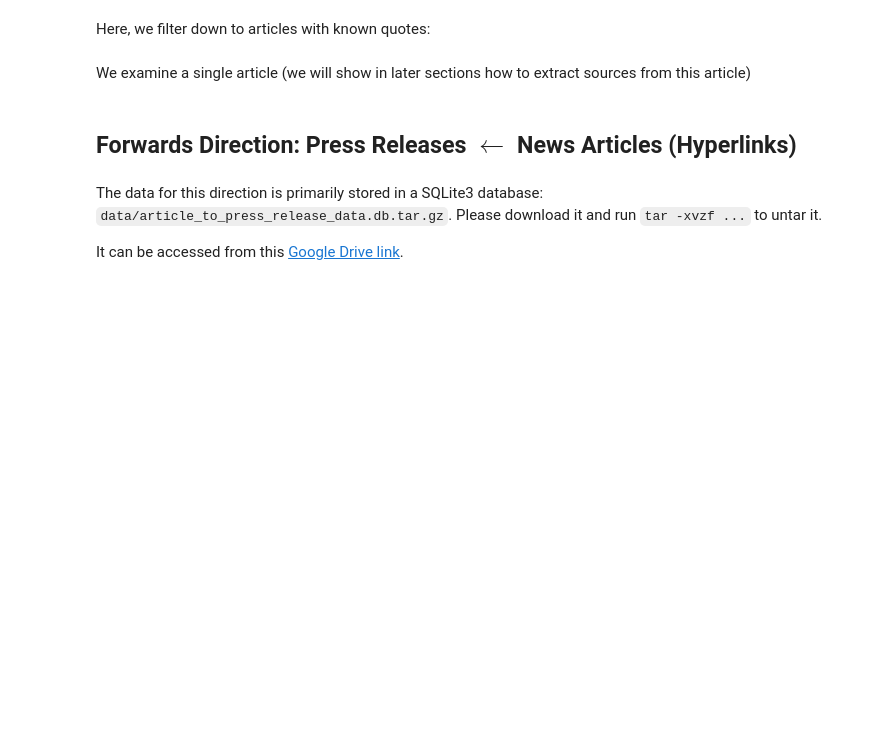
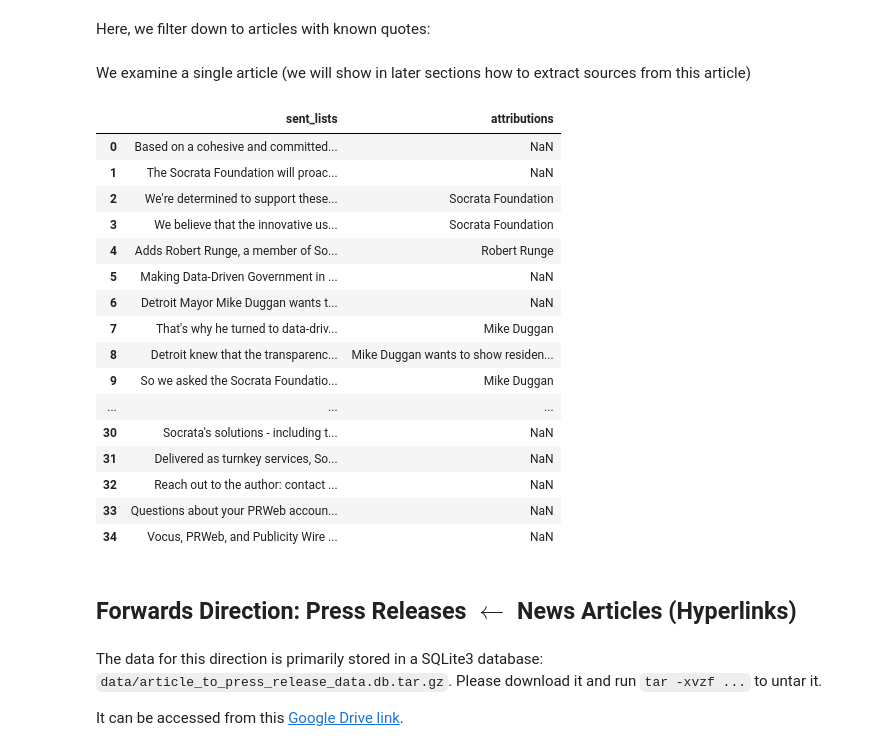
Before and after one commit to alex2awesome/press-releases-emnlp, a Jupyter notebook: 2024-05-28__demo.ipynb, the cells around one changed output. Saved outputs shown, nothing was run; the diff lists cells and outputs as text; code cells hidden in the pictures; blank space fills up the shorter version.

```diff
--- a/2024-05-28__demo.ipynb
+++ b/2024-05-28__demo.ipynb
@@ -17,6 +17,6 @@ from datasets import load_from_disk
 import pandas as pd
 import numpy as np
 from tqdm.auto import tqdm
-data_dir = '../data'
-source_df = pd.read_json(f'{data_dir}/full-source-scored-data.jsonl.gz', lines=True, compression='gzip', nrows=5000)
-article_d = load_from_disk(f'{data_dir}/all-coref-resolved')
+data_dir = 'data'
+source_df = pd.read_json(f'{data_dir}/press_release_to_article_data/full-source-scored-data.jsonl.gz', lines=True, compression='gzip', nrows=5000)
+article_d = load_from_disk(f'{data_dir}/press_release_to_article_data/all-coref-resolved')
@@ -46,8 +100,9 @@ sentences_with_quotes = (
          .explode(['attributions', 'quote_type', 'sent_lists'])
 )
 
-sentences_with_quotes = (sentences_with_quotes
-     .assign(attributions=lambda df:
+sentences_with_quotes = (
+    sentences_with_quotes
+        .assign(attributions=lambda df:
              df.apply(lambda x: x['attributions'] if x['quote_type'] not in disallowed_quote_types else np.nan, axis=1)
     )
 )
@@ -62,6 +117,26 @@ one_article = (
 
 doc_str = one_article[['sent_lists', 'attributions']].to_csv(sep='\t', index=False)
 json_str = one_article[['sent_lists', 'attributions']].to_json(lines=True, orient='records')
+# %%
+one_article[['sent_lists', 'attributions']]
+# %% [output]
+|  | sent_lists | attributions |
+| 0 | Based on a cohesive and committed... | NaN |
+| 1 | The Socrata Foundation will proac... | NaN |
+| 2 | We're determined to support these... | Socrata Foundation |
+| 3 | We believe that the innovative us... | Socrata Foundation |
+| 4 | Adds Robert Runge, a member of So... | Robert Runge |
+| 5 | Making Data-Driven Government in ... | NaN |
+| 6 | Detroit Mayor Mike Duggan wants t... | NaN |
+| 7 | That's why he turned to data-driv... | Mike Duggan |
+| 8 | Detroit knew that the transparenc... | Mike Duggan wants to show residen... |
+| 9 | So we asked the Socrata Foundatio... | Mike Duggan |
+| ... | ... | ... |
+| 30 | Socrata's solutions - including t... | NaN |
+| 31 | Delivered as turnkey services, So... | NaN |
+| 32 | Reach out to the author: contact ... | NaN |
+| 33 | Questions about your PRWeb accoun... | NaN |
+| 34 | Vocus, PRWeb, and Publicity Wire ... | NaN |
 # %% [markdown]
 ## Forwards Direction: Press Releases $\leftarrow$ News Articles (Hyperlinks)
 # %% [markdown]
```
Also changed, not shown: parts of 7 cells of this notebook, 3 other files.
